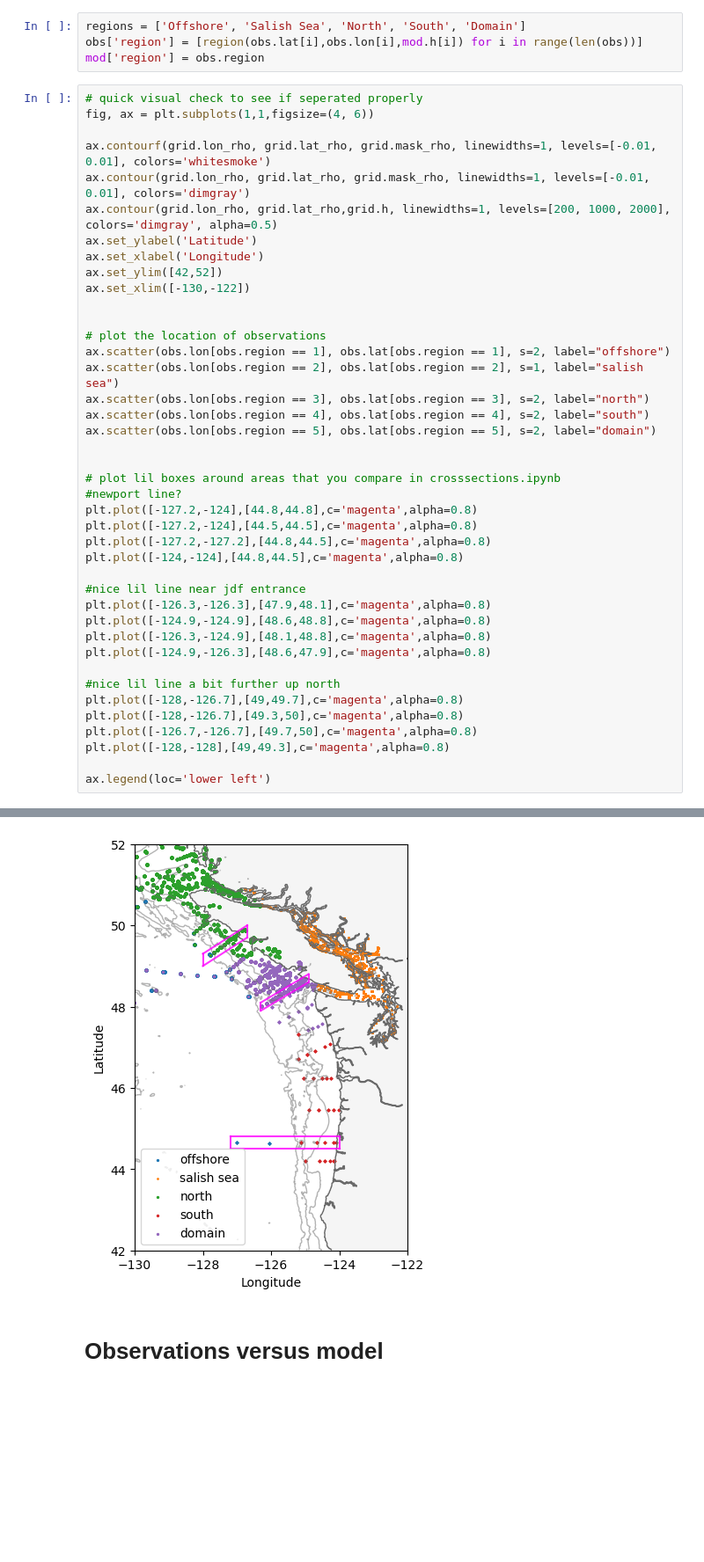
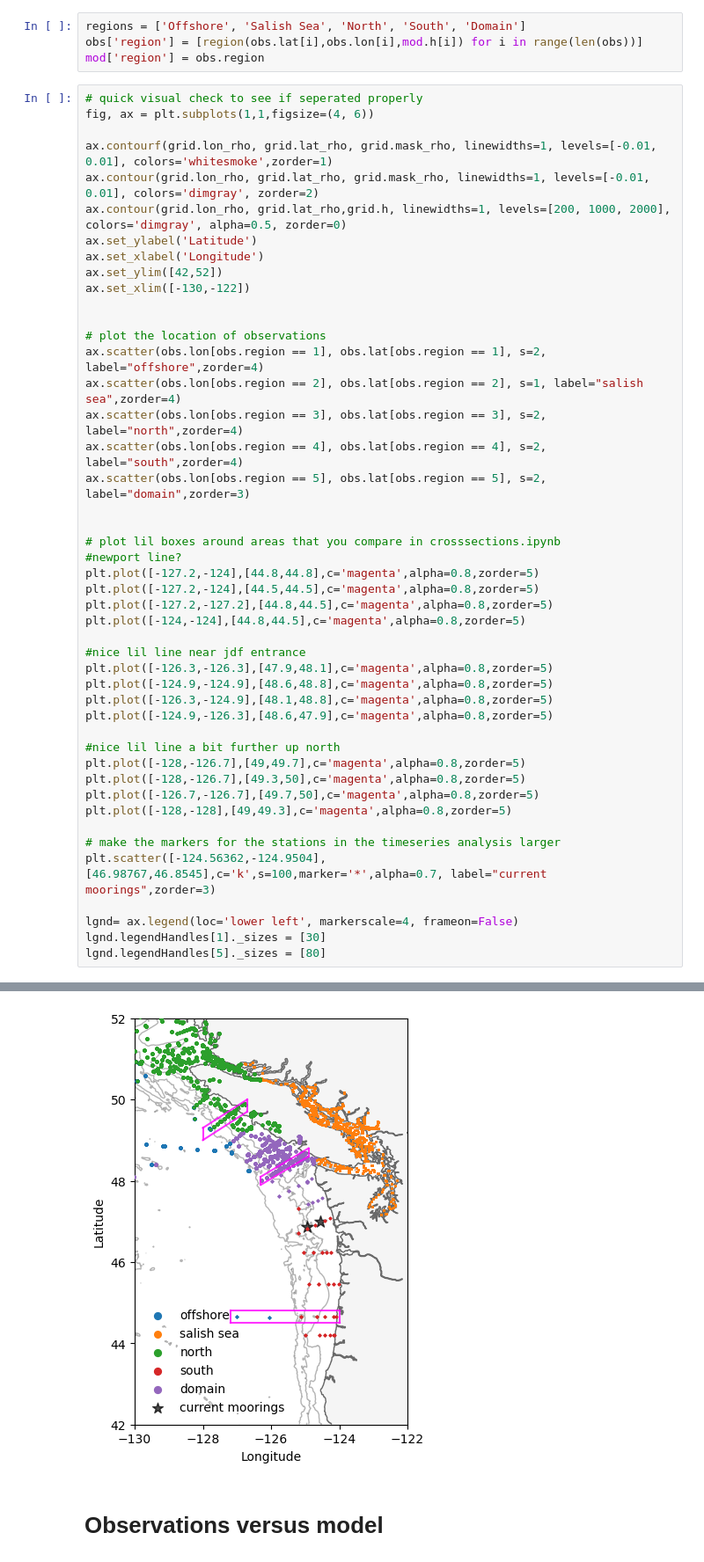
Before and after one commit to rbeutel/LO_user, a Jupyter notebook: eval/regional_evals.ipynb, the cells around one changed output, grey strips where cells are left out. Shown at 88% size. Saved outputs shown, nothing was run; the diff lists cells and outputs as text; blank space fills up the shorter version.

```diff
--- a/eval/regional_evals.ipynb
+++ b/eval/regional_evals.ipynb
@@ -150,9 +150,9 @@ mod['region'] = obs.region
 # quick visual check to see if seperated properly
 fig, ax = plt.subplots(1,1,figsize=(4, 6))
 
-ax.contourf(grid.lon_rho, grid.lat_rho, grid.mask_rho, linewidths=1, levels=[-0.01, 0.01], colors='whitesmoke')
-ax.contour(grid.lon_rho, grid.lat_rho, grid.mask_rho, linewidths=1, levels=[-0.01, 0.01], colors='dimgray')
-ax.contour(grid.lon_rho, grid.lat_rho,grid.h, linewidths=1, levels=[200, 1000, 2000], colors='dimgray', alpha=0.5)
+ax.contourf(grid.lon_rho, grid.lat_rho, grid.mask_rho, linewidths=1, levels=[-0.01, 0.01], colors='whitesmoke',zorder=1)
+ax.contour(grid.lon_rho, grid.lat_rho, grid.mask_rho, linewidths=1, levels=[-0.01, 0.01], colors='dimgray', zorder=2)
+ax.contour(grid.lon_rho, grid.lat_rho,grid.h, linewidths=1, levels=[200, 1000, 2000], colors='dimgray', alpha=0.5, zorder=0)
 ax.set_ylabel('Latitude')
 ax.set_xlabel('Longitude')
 ax.set_ylim([42,52])
@@ -160,31 +160,36 @@ ax.set_xlim([-130,-122])
 
 
 # plot the location of observations
-ax.scatter(obs.lon[obs.region == 1], obs.lat[obs.region == 1], s=2, label="offshore")
-ax.scatter(obs.lon[obs.region == 2], obs.lat[obs.region == 2], s=1, label="salish sea")
-ax.scatter(obs.lon[obs.region == 3], obs.lat[obs.region == 3], s=2, label="north")
-ax.scatter(obs.lon[obs.region == 4], obs.lat[obs.region == 4], s=2, label="south")
-ax.scatter(obs.lon[obs.region == 5], obs.lat[obs.region == 5], s=2, label="domain")
+ax.scatter(obs.lon[obs.region == 1], obs.lat[obs.region == 1], s=2, label="offshore",zorder=4)
+ax.scatter(obs.lon[obs.region == 2], obs.lat[obs.region == 2], s=1, label="salish sea",zorder=4)
+ax.scatter(obs.lon[obs.region == 3], obs.lat[obs.region == 3], s=2, label="north",zorder=4)
+ax.scatter(obs.lon[obs.region == 4], obs.lat[obs.region == 4], s=2, label="south",zorder=4)
+ax.scatter(obs.lon[obs.region == 5], obs.lat[obs.region == 5], s=2, label="domain",zorder=3)
 
 
 # plot lil boxes around areas that you compare in crosssections.ipynb
 #newport line?
-plt.plot([-127.2,-124],[44.8,44.8],c='magenta',alpha=0.8)
-plt.plot([-127.2,-124],[44.5,44.5],c='magenta',alpha=0.8)
-plt.plot([-127.2,-127.2],[44.8,44.5],c='magenta',alpha=0.8)
-plt.plot([-124,-124],[44.8,44.5],c='magenta',alpha=0.8)
+plt.plot([-127.2,-124],[44.8,44.8],c='magenta',alpha=0.8,zorder=5)
+plt.plot([-127.2,-124],[44.5,44.5],c='magenta',alpha=0.8,zorder=5)
+plt.plot([-127.2,-127.2],[44.8,44.5],c='magenta',alpha=0.8,zorder=5)
+plt.plot([-124,-124],[44.8,44.5],c='magenta',alpha=0.8,zorder=5)
 
 #nice lil line near jdf entrance
-plt.plot([-126.3,-126.3],[47.9,48.1],c='magenta',alpha=0.8)
-plt.plot([-124.9,-124.9],[48.6,48.8],c='magenta',alpha=0.8)
-plt.plot([-126.3,-124.9],[48.1,48.8],c='magenta',alpha=0.8)
-plt.plot([-124.9,-126.3],[48.6,47.9],c='magenta',alpha=0.8)
+plt.plot([-126.3,-126.3],[47.9,48.1],c='magenta',alpha=0.8,zorder=5)
+plt.plot([-124.9,-124.9],[48.6,48.8],c='magenta',alpha=0.8,zorder=5)
+plt.plot([-126.3,-124.9],[48.1,48.8],c='magenta',alpha=0.8,zorder=5)
+plt.plot([-124.9,-126.3],[48.6,47.9],c='magenta',alpha=0.8,zorder=5)
 
 #nice lil line a bit further up north
-plt.plot([-128,-126.7],[49,49.7],c='magenta',alpha=0.8)
-plt.plot([-128,-126.7],[49.3,50],c='magenta',alpha=0.8)
-plt.plot([-126.7,-126.7],[49.7,50],c='magenta',alpha=0.8)
-plt.plot([-128,-128],[49,49.3],c='magenta',alpha=0.8)
+plt.plot([-128,-126.7],[49,49.7],c='magenta',alpha=0.8,zorder=5)
+plt.plot([-128,-126.7],[49.3,50],c='magenta',alpha=0.8,zorder=5)
+plt.plot([-126.7,-126.7],[49.7,50],c='magenta',alpha=0.8,zorder=5)
+plt.plot([-128,-128],[49,49.3],c='magenta',alpha=0.8,zorder=5)
 
-ax.legend(loc='lower left')
+# make the markers for the stations in the timeseries analysis larger
+plt.scatter([-124.56362,-124.9504],[46.98767,46.8545],c='k',s=100,marker='*',alpha=0.7, label="current moorings",zorder=3)
+
+lgnd= ax.legend(loc='lower left', markerscale=4, frameon=False)
+lgnd.legendHandles[1]._sizes = [30]
+lgnd.legendHandles[5]._sizes = [80]
 # %% [output]
@@ -192,4 +196,4 @@ ax.legend(loc='lower left')
-[figure, old version]
+[figure, new version]
 # %% [markdown]
 # Observations versus model
 # %%
```
Also changed, not shown: parts of 1 cell of this notebook, 2 other files.
